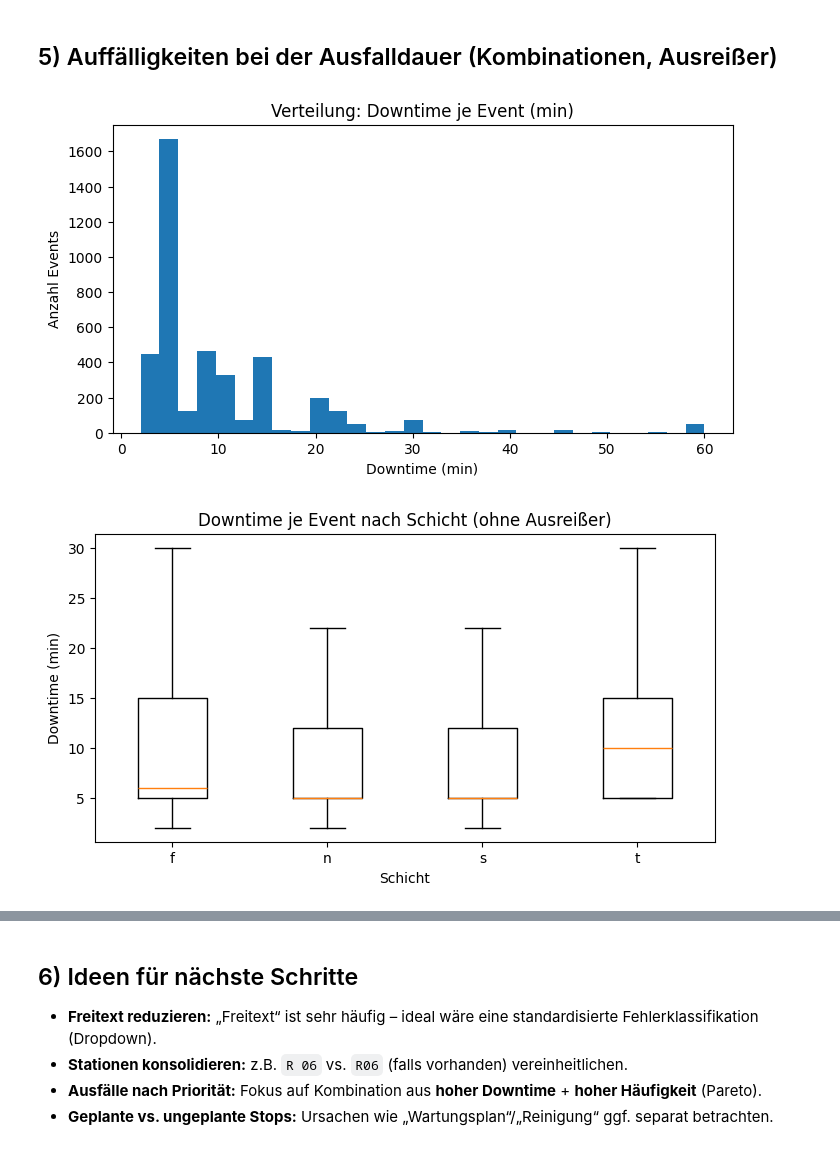
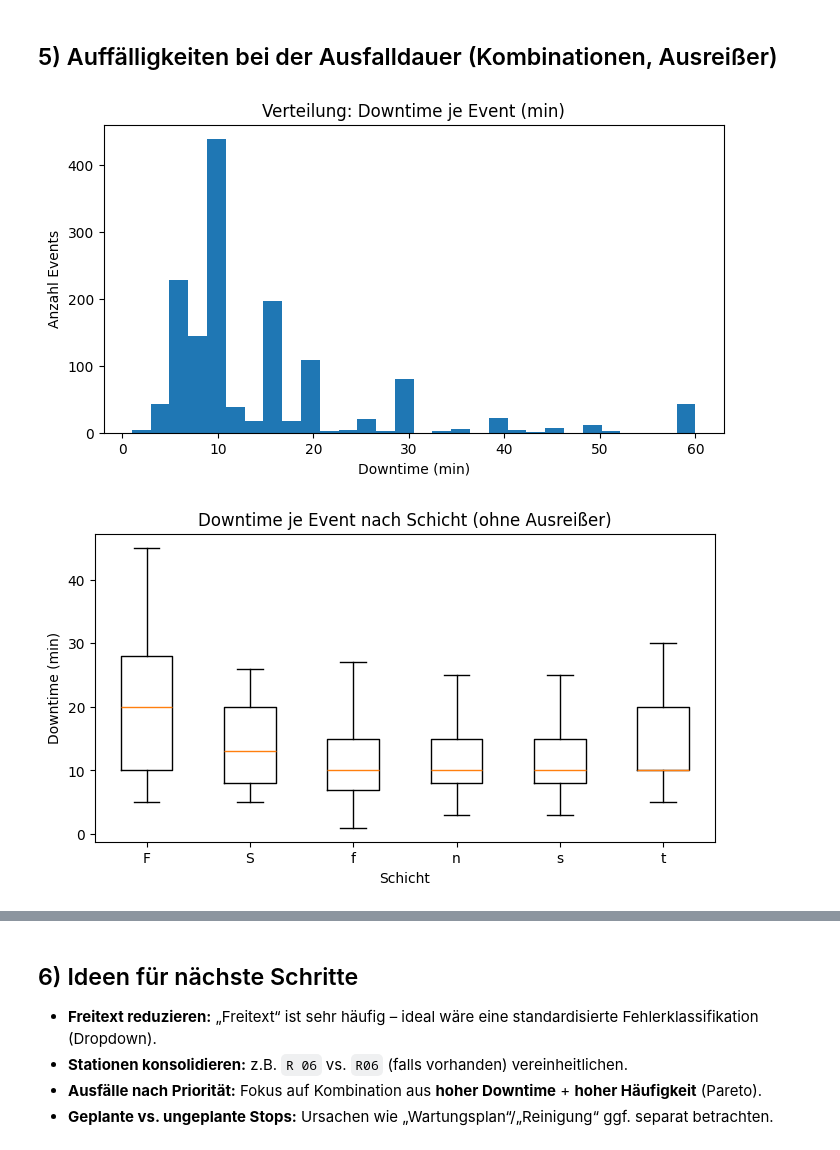
Before and after one commit to FelixFaw/pred_main_project_brueggen, a Jupyter notebook: data_cleaning_and_analysis/data_analysis_mta_2.ipynb, the cells around one changed output, grey strips where cells are left out. Drawn from its saved outputs; the diff is of its cells as text; code cells hidden in the pictures.

```diff
--- a/data_cleaning_and_analysis/data_analysis_mta_2.ipynb
+++ b/data_cleaning_and_analysis/data_analysis_mta_2.ipynb
@@ -13,7 +13,7 @@ import pandas as pd
 import matplotlib.pyplot as plt
 
 # Datei-Pfad (im gleichen Ordner wie das Notebook oder anpassen)
-FILE_PATH = "data/Stoerliste_Heckrungenanlage_2023_NEU.xlsx"
+FILE_PATH = "../data/raw/Störliste STW-Mittelteilanlage 2023_NEU.xlsx"
 SHEET_NAME = "Aufschreibung"
 
 pd.set_option("display.max_columns", 200)
@@ -86,2 +134,43 @@ Nach dem Entfernen leerer Zeilen: (4781, 22)
+# %%
+import unicodedata
+
+def normalize_text(s: pd.Series) -> pd.Series:
+    s = s.astype("string")
+
+    # unicode vereinheitlichen (z.B. verschiedene Bindestriche)
+    s = s.map(lambda x: unicodedata.normalize("NFKC", x) if pd.notna(x) else x)
+
+    # lower, trim
+    s = s.str.lower().str.strip()
+
+    # zeilenumbrüche / tabs / mehrfachspaces
+    s = s.str.replace(r"\s+", " ", regex=True)
+
+    # bindestrich-varianten vereinheitlichen
+    s = s.str.replace(r"[‐-‒–—―]", "-", regex=True)
+
+    # optional: Satzzeichen entschärfen (vorsichtig)
+    s = s.str.replace(r"[•·●]", " ", regex=True)
+    s = s.str.replace(r"\s+", " ", regex=True).str.strip()
+
+    # leere zu NA
+    s = s.replace({"": pd.NA, "nan": pd.NA})
+    return s
+
+df_clean["Bemerkung_norm"] = normalize_text(df_clean["Bemerkung"])
+
+
+REPLACEMENTS = {
+    "k.a.": pd.NA,
+    "keine": pd.NA,
+    "o.k.": "ok",
+    "i.o.": "ok",
+    "n. i. o.": "nicht ok",
+    "n.i.o": "nicht ok",
+    "defekt": "defekt",
+    "def.": "defekt",
+}
+
+df_clean["Bemerkung_std"] = df_clean["Bemerkung_norm"].replace(REPLACEMENTS)
 # %%
 # Optional: bereinigte Daten speichern
@@ -352,27 +906,27 @@ plt.show()
 # %%
 # Verteilung der Downtime
 plt.figure(figsize=(8,4))
 plt.hist(df_out["Downtime_min"].dropna(), bins=30)
 plt.title("Verteilung: Downtime je Event (min)")
 plt.xlabel("Downtime (min)")
 plt.ylabel("Anzahl Events")
 plt.show()
 
 # Downtime nach Schicht (Boxplot)
 plt.figure(figsize=(8,4))
 data = [df_out.loc[df_out["Schicht"]==s, "Downtime_min"].dropna() for s in sorted(df_out["Schicht"].dropna().unique())]
 labels = [s for s in sorted(df_out["Schicht"].dropna().unique())]
 plt.boxplot(data, labels=labels, showfliers=False)
 plt.title("Downtime je Event nach Schicht (ohne Ausreißer)")
 plt.xlabel("Schicht")
 plt.ylabel("Downtime (min)")
 plt.show()
 
 # Ausreißer: Top 20 längste Events
 top_long = (df_out.sort_values("Downtime_min", ascending=False)
-            .loc[:, ["Datum","Start","End","Schicht","Station_norm","Unterbrechungsursache","Downtime_min","Bemerkung"]]
+            .loc[:, ["Datum","Start","End","Schicht","Station_norm","Bemerkung","Downtime_min","Bemerkung"]]
             .head(20))
 display(top_long)
 # %% [output]
-[figure, old version]
+[figure, new version]
-[figure, old version]
+[figure, new version]
```
Also changed, not shown: parts of 45 cells of this notebook, 1 other file.
